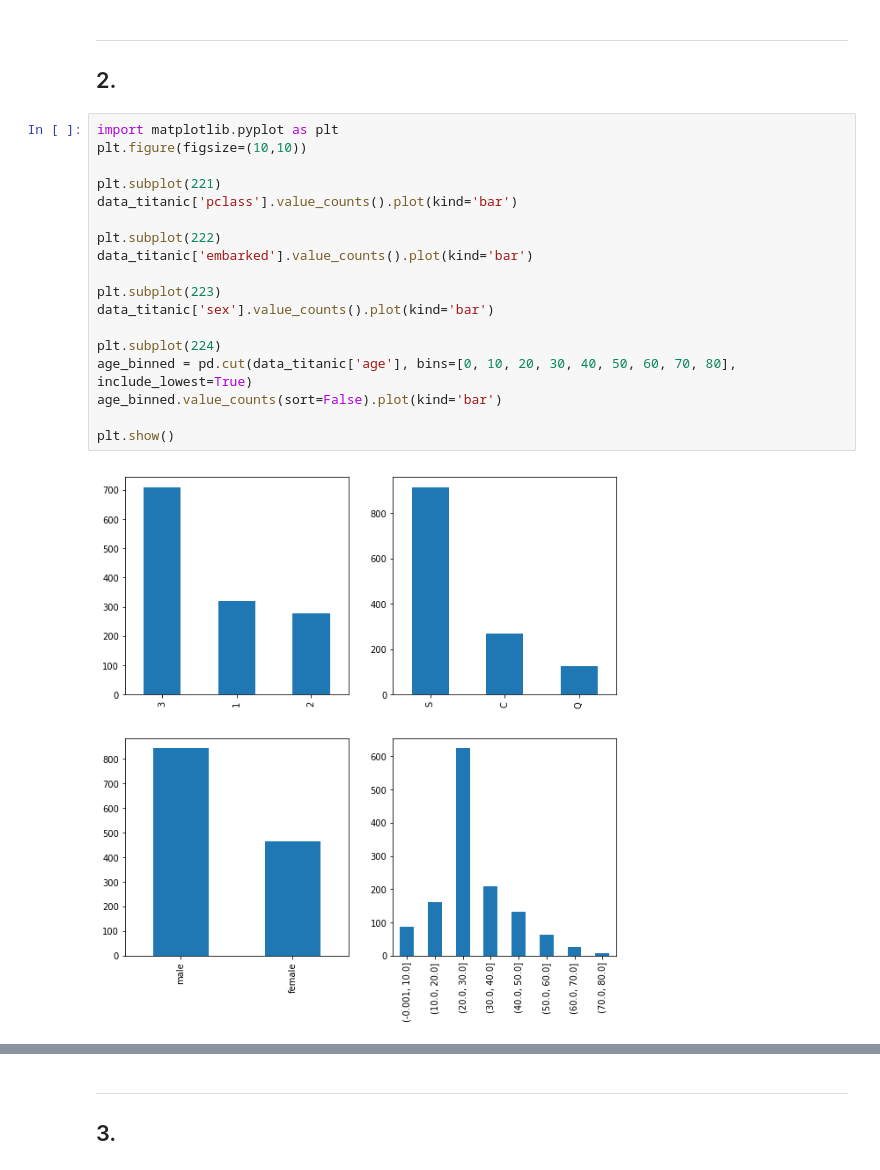
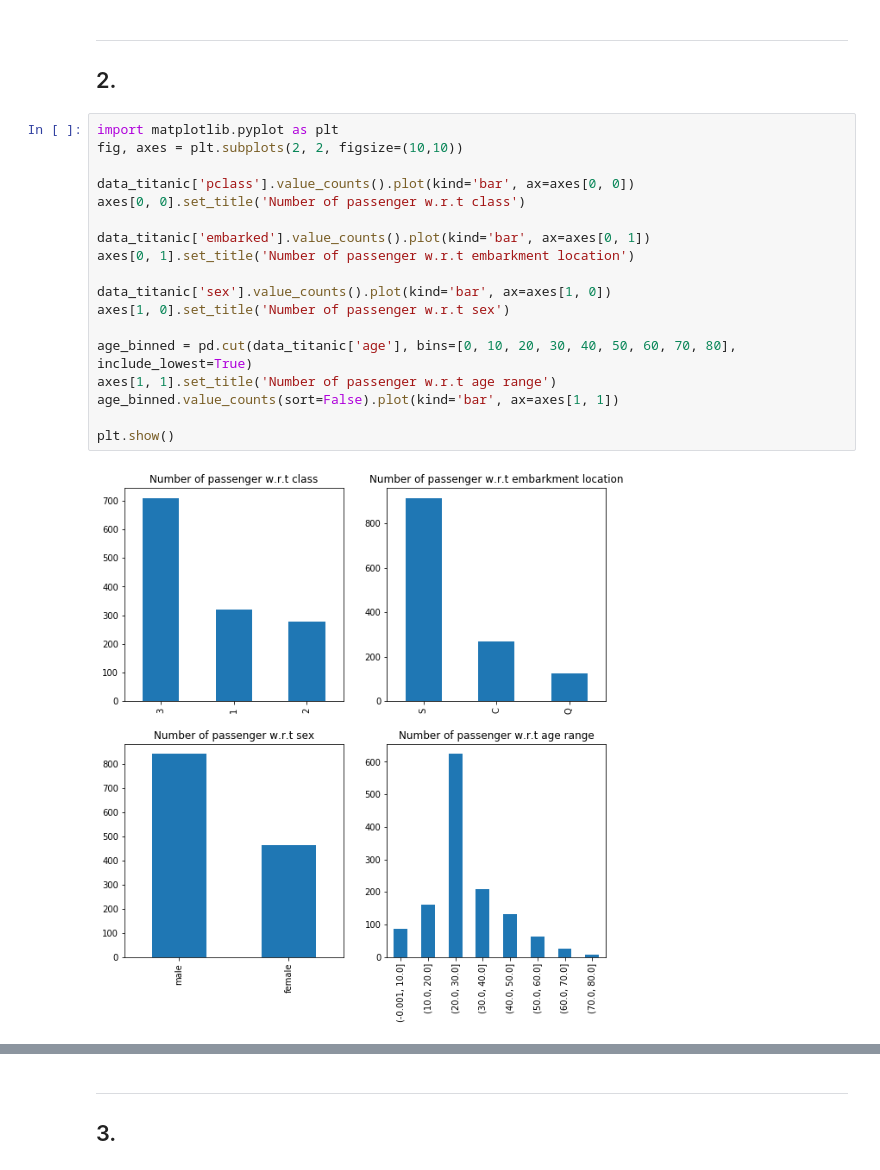
Before and after one commit to Timonzimm/CS-401, a Jupyter notebook: HW01/Homework 1.ipynb, the cells around one changed output, grey strips where cells are left out. Cells and saved outputs as stored; diff of their text form.

```diff
--- a/HW01/Homework 1.ipynb
+++ b/HW01/Homework 1.ipynb
@@ -397,21 +397,21 @@ dtype: object
 ## 2.
 # %%
 import matplotlib.pyplot as plt
-plt.figure(figsize=(10,10))
+fig, axes = plt.subplots(2, 2, figsize=(10,10))
 
-plt.subplot(221)
-data_titanic['pclass'].value_counts().plot(kind='bar')
+data_titanic['pclass'].value_counts().plot(kind='bar', ax=axes[0, 0])
+axes[0, 0].set_title('Number of passenger w.r.t class')
 
-plt.subplot(222)
-data_titanic['embarked'].value_counts().plot(kind='bar')
+data_titanic['embarked'].value_counts().plot(kind='bar', ax=axes[0, 1])
+axes[0, 1].set_title('Number of passenger w.r.t embarkment location')
 
-plt.subplot(223)
-data_titanic['sex'].value_counts().plot(kind='bar')
+data_titanic['sex'].value_counts().plot(kind='bar', ax=axes[1, 0])
+axes[1, 0].set_title('Number of passenger w.r.t sex')
 
-plt.subplot(224)
 age_binned = pd.cut(data_titanic['age'], bins=[0, 10, 20, 30, 40, 50, 60, 70, 80], include_lowest=True)
-age_binned.value_counts(sort=False).plot(kind='bar')
+axes[1, 1].set_title('Number of passenger w.r.t age range')
+age_binned.value_counts(sort=False).plot(kind='bar', ax=axes[1, 1])
 
 plt.show()
 # %% [output]
-[figure, old version]
+[figure, new version]
```
Also changed, not shown: parts of 4 cells of this notebook, 1 other file.
